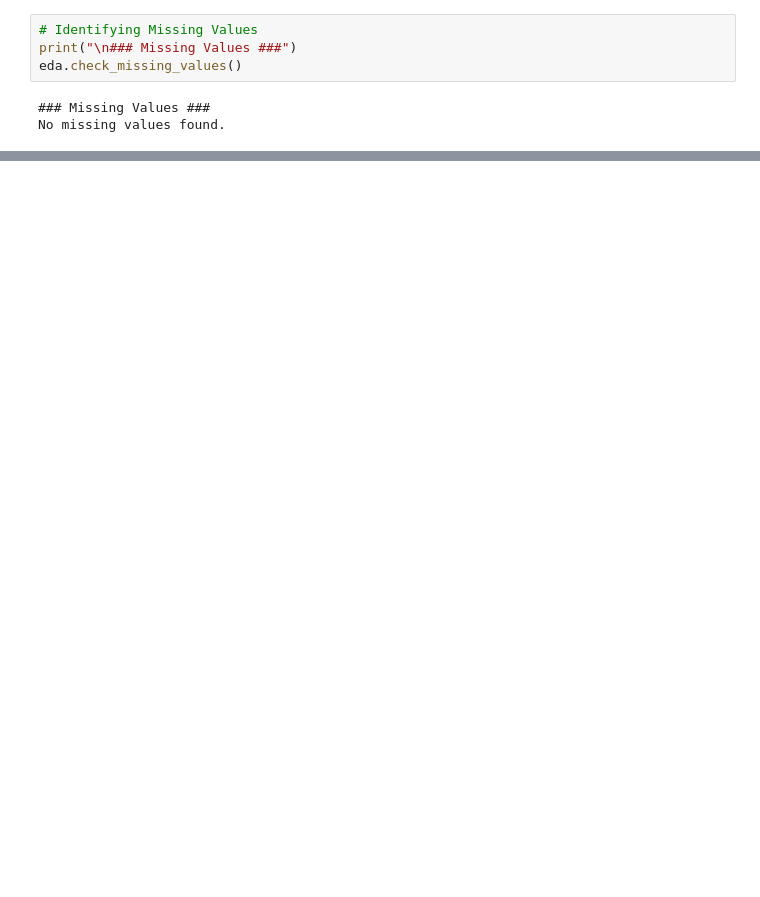
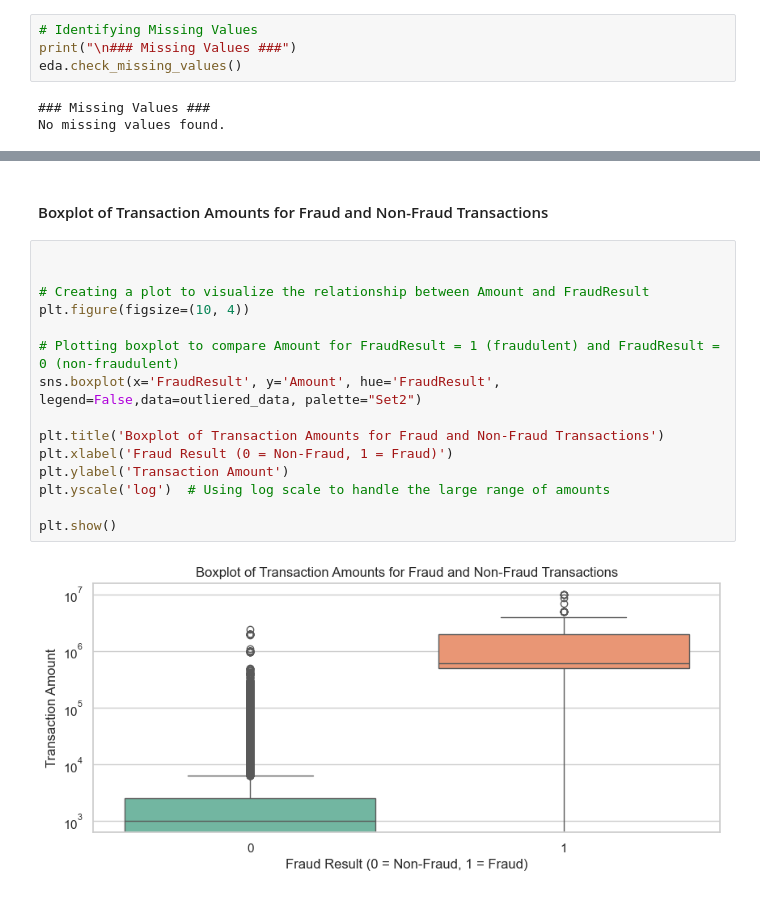
Before and after one commit to Tsegaye16/Bat-bank-Credit-Scoring, a Jupyter notebook: notebooks/EDA_analysis.ipynb, the cells around one changed output, grey strips where cells are left out. Drawn from its saved outputs; the diff is of its cells as text; blank space fills up the shorter version.

```diff
--- a/notebooks/EDA_analysis.ipynb
+++ b/notebooks/EDA_analysis.ipynb
@@ -176,0 +241,19 @@ Passing `palette` without assigning `hue` is deprecated and will be removed in v
+# %% [markdown]
+#### Boxplot of Transaction Amounts for Fraud and Non-Fraud Transactions
+# %%
+
+
+# Creating a plot to visualize the relationship between Amount and FraudResult
+plt.figure(figsize=(10, 4))
+
+# Plotting boxplot to compare Amount for FraudResult = 1 (fraudulent) and FraudResult = 0 (non-fraudulent)
+sns.boxplot(x='FraudResult', y='Amount', hue='FraudResult', legend=False,data=outliered_data, palette="Set2")
+
+plt.title('Boxplot of Transaction Amounts for Fraud and Non-Fraud Transactions')
+plt.xlabel('Fraud Result (0 = Non-Fraud, 1 = Fraud)')
+plt.ylabel('Transaction Amount')
+plt.yscale('log')  # Using log scale to handle the large range of amounts
+
+plt.show()
+# %% [output]
+[figure, added]
```
Also changed, not shown: parts of 22 cells of this notebook, 6 other files.
